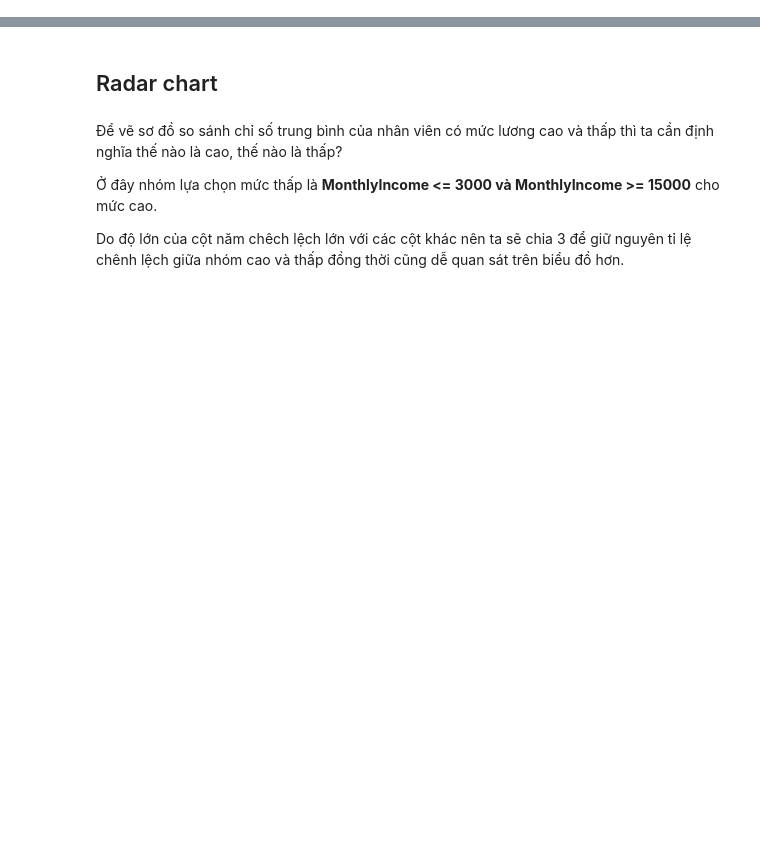
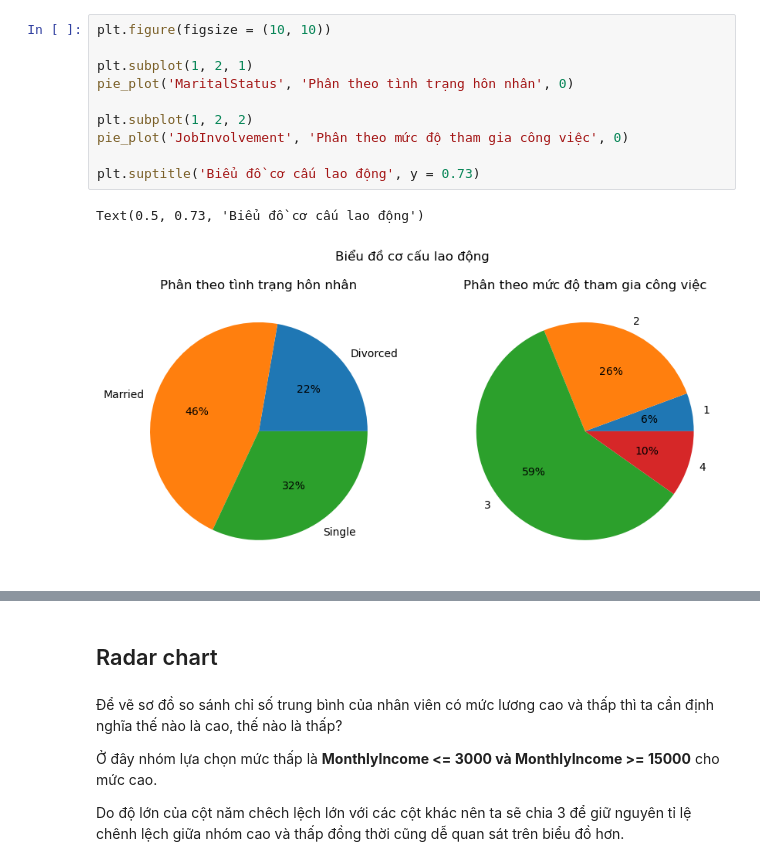
Before and after one commit to HuyHCMUS/DataVisualize-1, a Jupyter notebook: Duong.ipynb, the cells around one changed output, grey strips where cells are left out. Saved outputs shown, nothing was run; the diff lists cells and outputs as text; blank space fills up the shorter version.

```diff
--- a/Duong.ipynb
+++ b/Duong.ipynb
@@ -53,0 +53,13 @@ Text(0.5, 0.73, 'Biểu đồ cơ cấu lao động')
+# %%
+plt.figure(figsize = (10, 10))
+
+plt.subplot(1, 2, 1)
+pie_plot('MaritalStatus', 'Phân theo tình trạng hôn nhân', 0)
+
+plt.subplot(1, 2, 2)
+pie_plot('JobInvolvement', 'Phân theo mức độ tham gia công việc', 0)
+
+plt.suptitle('Biểu đồ cơ cấu lao động', y = 0.73)
+# %% [output]
+Text(0.5, 0.73, 'Biểu đồ cơ cấu lao động')
+[figure, added]
```
Also changed, not shown: parts of 35 cells of this notebook.
